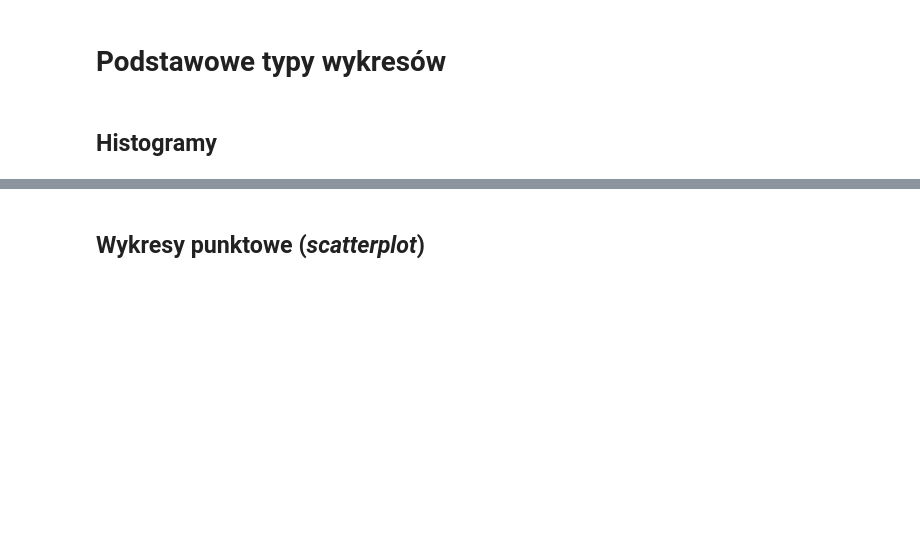
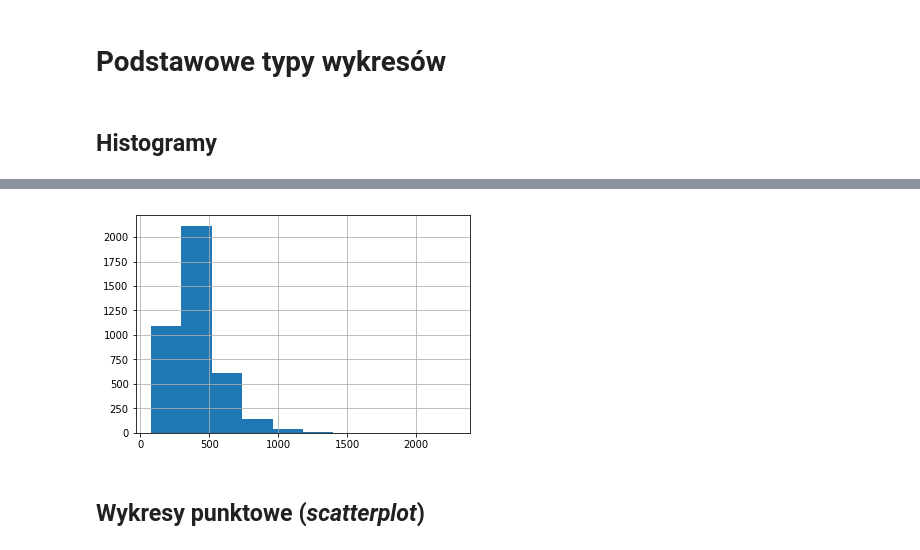
Before and after one commit to PanBartosz/semexp, a Jupyter notebook: 07_Wizualizacje_danych_w_Pythonie/01. Wizualizacje danych.ipynb, the cells around one changed output, grey strips where cells are left out. Saved outputs shown, nothing was run; the diff lists cells and outputs as text; code cells hidden in the pictures; blank space fills up the shorter version.

```diff
--- a/07_Wizualizacje_danych_w_Pythonie/01. Wizualizacje danych.ipynb
+++ b/07_Wizualizacje_danych_w_Pythonie/01. Wizualizacje danych.ipynb
@@ -25,2 +46,6 @@ data.head()
+# %%
+data['rt'].hist();
+# %% [output]
+[figure, added]
 # %% [markdown]
 ## Wykresy punktowe (*scatterplot*)
```
Also changed, not shown: parts of 39 cells of this notebook, 18 other files.
